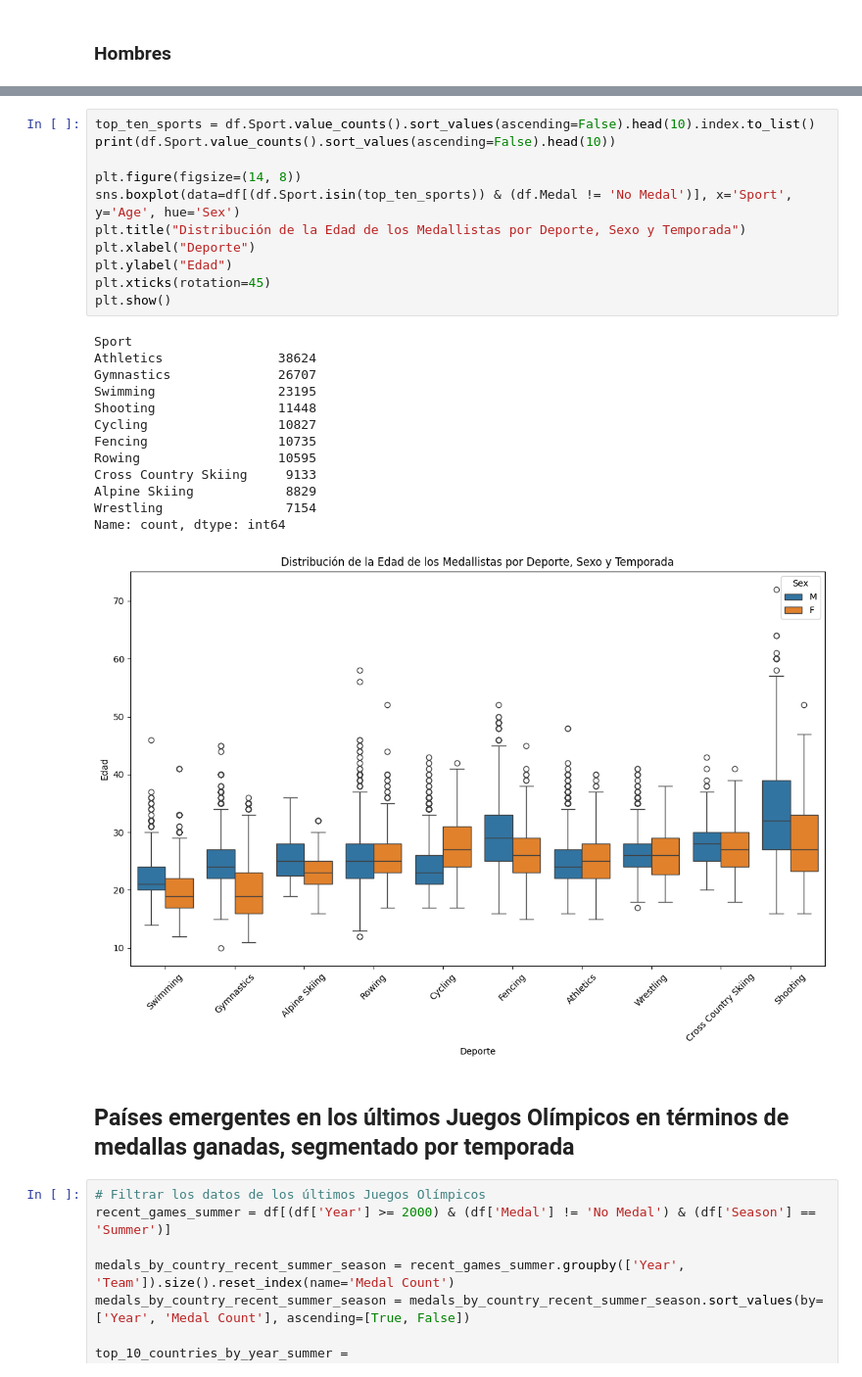
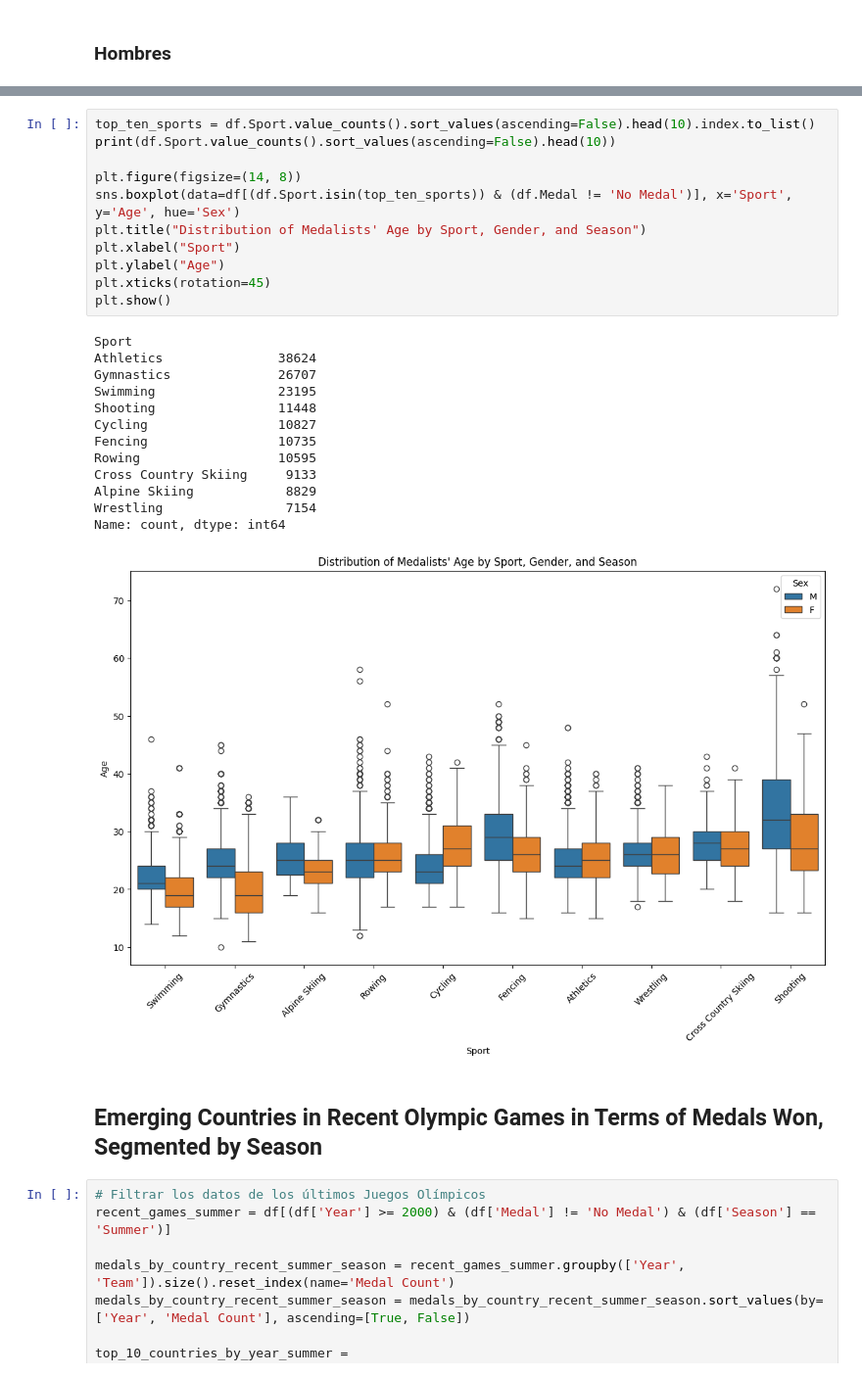
Before and after one commit to ju4n-avendanoa/Data_Olympics, a Jupyter notebook: main.ipynb, the cells around one changed output, grey strips where cells are left out. Shown at 98% size. Cells and saved outputs as stored; diff of their text form.

```diff
--- a/main.ipynb
+++ b/main.ipynb
@@ -468,30 +469,30 @@ Mostramos la relación de las personas que han obtenido medallas en los 10 depor
 # %%
 top_ten_sports = df.Sport.value_counts().sort_values(ascending=False).head(10).index.to_list()
 print(df.Sport.value_counts().sort_values(ascending=False).head(10))
 
 plt.figure(figsize=(14, 8))
 sns.boxplot(data=df[(df.Sport.isin(top_ten_sports)) & (df.Medal != 'No Medal')], x='Sport', y='Age', hue='Sex')
-plt.title("Distribución de la Edad de los Medallistas por Deporte, Sexo y Temporada")
-plt.xlabel("Deporte")
-plt.ylabel("Edad")
+plt.title("Distribution of Medalists' Age by Sport, Gender, and Season")
+plt.xlabel("Sport")
+plt.ylabel("Age")
 plt.xticks(rotation=45)
 plt.show()
 # %% [output]
 Sport
 Athletics               38624
 Gymnastics              26707
 Swimming                23195
 Shooting                11448
 Cycling                 10827
 Fencing                 10735
 Rowing                  10595
 Cross Country Skiing     9133
 Alpine Skiing            8829
 Wrestling                7154
 Name: count, dtype: int64
-[figure, old version]
+[figure, new version]
-# %% [markdown]
-## Países emergentes en los últimos Juegos Olímpicos en términos de medallas ganadas, segmentado por temporada
+# %% [markdown]
+## Emerging Countries in Recent Olympic Games in Terms of Medals Won, Segmented by Season
 # %%
 # Filtrar los datos de los últimos Juegos Olímpicos
 recent_games_summer = df[(df['Year'] >= 2000) & (df['Medal'] != 'No Medal') & (df['Season'] == 'Summer')]
```
Also changed, not shown: parts of 40 cells of this notebook.
